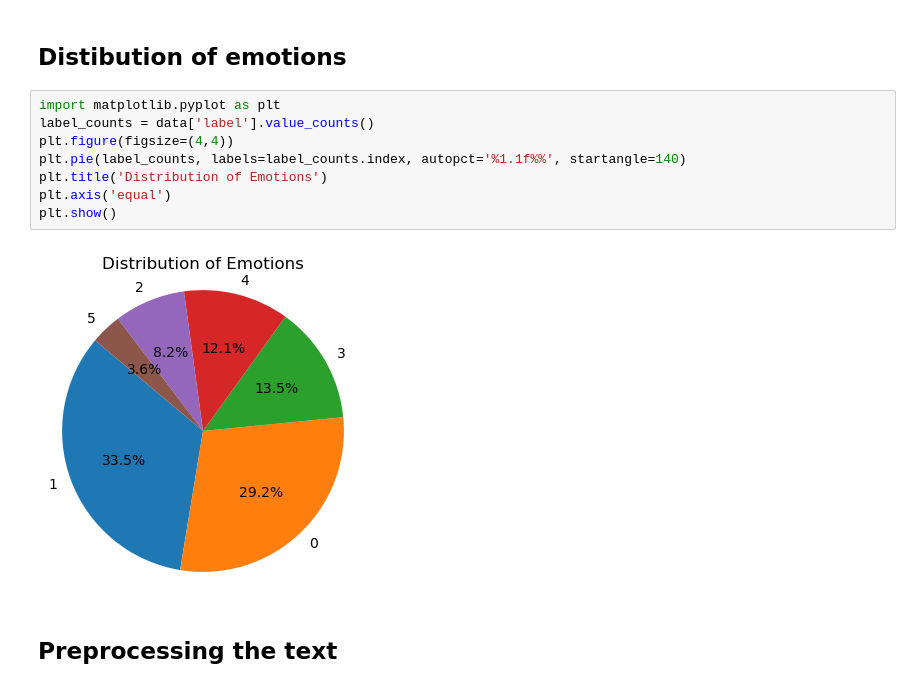
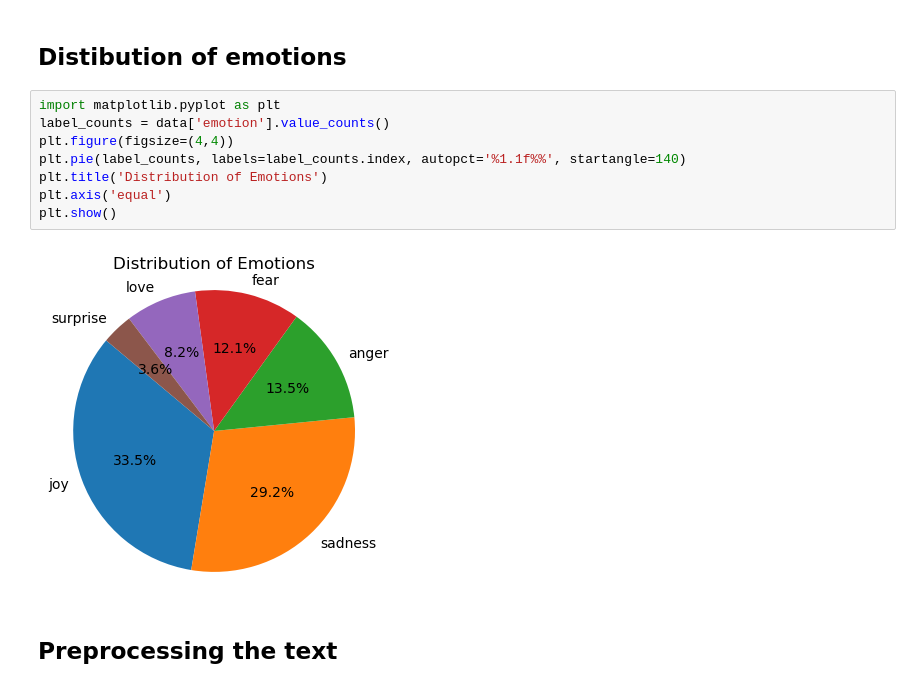
Before and after one commit to rajesh1835/Text-Emotion-Detection, a Jupyter notebook: TextEmotionDetection.ipynb, the cells around one changed output. Saved outputs shown, nothing was run; the diff lists cells and outputs as text.

```diff
--- a/TextEmotionDetection.ipynb
+++ b/TextEmotionDetection.ipynb
@@ -86,14 +86,14 @@ Name: count, dtype: int64
 ## Distibution of emotions
 # %%
 import matplotlib.pyplot as plt
-label_counts = data['label'].value_counts()
+label_counts = data['emotion'].value_counts()
 plt.figure(figsize=(4,4))
 plt.pie(label_counts, labels=label_counts.index, autopct='%1.1f%%', startangle=140)
 plt.title('Distribution of Emotions')
 plt.axis('equal')
 plt.show()
 # %% [output]
-[figure, old version]
+[figure, new version]
 # %% [markdown]
 ## Preprocessing the text
 # %%
```
